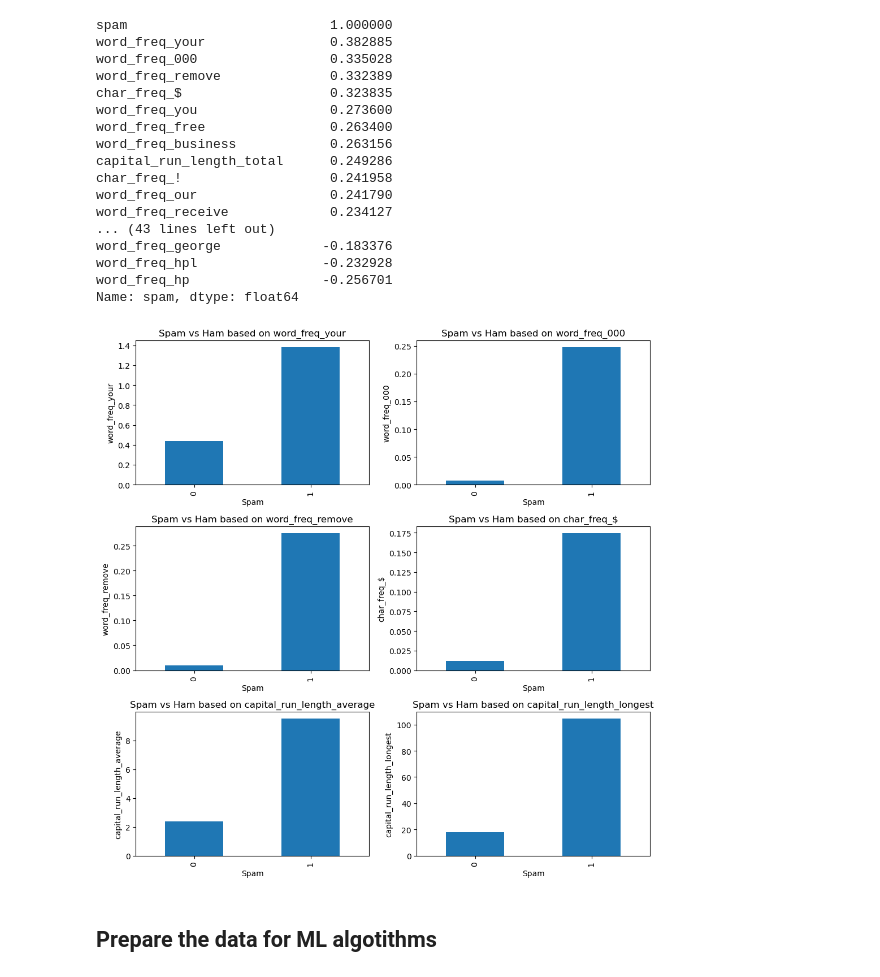
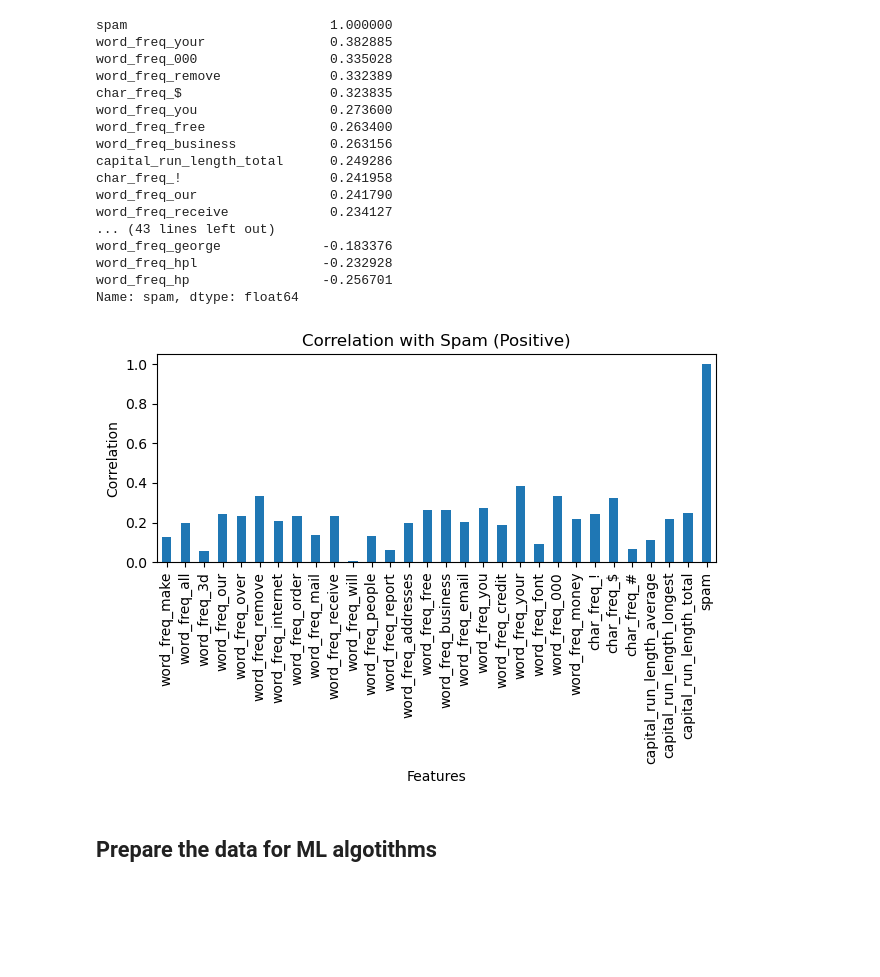
Before and after one commit to seanxuu/Machine-Learning-7126, a Jupyter notebook: assignment4.ipynb, the cells around one changed output. Cells and saved outputs as stored; diff of their text form; code cells hidden in the pictures; blank space fills up the shorter version.

```diff
--- a/assignment4.ipynb
+++ b/assignment4.ipynb
@@ -126,9 +126,10 @@ train_set.shape, test_set.shape
 # %% [markdown]
 ## Discover and Visualize the Data
 # %%
-# correlation matrix without numbers in the middle
-dfcopy=df.copy()
-corr_matrix = dfcopy.corr()
+# correlation matrix with spam as the target
+dfcopy = df.copy()
+corr_matrix = df.corr()
+# plot the correlation matrix
 plt.figure(figsize=(10,8))
 sns.heatmap(corr_matrix, cmap='coolwarm')
 save_fig('correlation_matrix')
@@ -156,41 +157,19 @@ word_freq_george             -0.183376
 word_freq_hpl                -0.232928
 word_freq_hp                 -0.256701
 Name: spam, dtype: float64
-# %%
-
-fig, axes = plt.subplots(3, 2, figsize=(10, 10))
-dfcopy.groupby('spam')['word_freq_your'].mean().plot(kind='bar', ax=axes[0, 0])
-dfcopy.groupby('spam')['word_freq_000'].mean().plot(kind='bar', ax=axes[0, 1])
-dfcopy.groupby('spam')['word_freq_remove'].mean().plot(kind='bar', ax=axes[1, 0])
-dfcopy.groupby('spam')['char_freq_$'].mean().plot(kind='bar', ax=axes[1, 1])
-dfcopy.groupby('spam')['capital_run_length_average'].mean().plot(kind='bar', ax=axes[2, 0])
-dfcopy.groupby('spam')['capital_run_length_longest'].mean().plot(kind='bar', ax=axes[2, 1])
-#title
-axes[0, 0].set_title('Spam vs Ham based on word_freq_your')
-axes[0, 1].set_title('Spam vs Ham based on word_freq_000')
-axes[1, 0].set_title('Spam vs Ham based on word_freq_remove')
-axes[1, 1].set_title('Spam vs Ham based on char_freq_$')
-axes[2, 0].set_title('Spam vs Ham based on capital_run_length_average')
-axes[2, 1].set_title('Spam vs Ham based on capital_run_length_longest')
-#x label
-axes[0, 0].set_xlabel('Spam')
-axes[0, 1].set_xlabel('Spam')
-axes[1, 0].set_xlabel('Spam')
-axes[1, 1].set_xlabel('Spam')
-axes[2, 0].set_xlabel('Spam')
-axes[2, 1].set_xlabel('Spam')
-#y label
-axes[0, 0].set_ylabel('word_freq_your')
-axes[0, 1].set_ylabel('word_freq_000')
-axes[1, 0].set_ylabel('word_freq_remove')
-axes[1, 1].set_ylabel('char_freq_$')
-axes[2, 0].set_ylabel('capital_run_length_average')
-axes[2, 1].set_ylabel('capital_run_length_longest')
-
-save_fig('spam_vs_ham_based_on_features')
-plt.show()
-# %% [output]
-[figure, removed]
+# %%
+# plot all features which correlation is larger than 0
+corr_matrix["spam"][corr_matrix["spam"] > 0].plot(kind='bar')
+# title
+plt.title('Correlation with Spam (Positive)')
+# x label
+plt.xlabel('Features')
+# y label
+plt.ylabel('Correlation')
+save_fig('correlation_matrix_spam_positive')
+plt.show()
+# %% [output]
+[figure, added]
 # %% [markdown]
 ## Prepare the data for ML algotithms
 # %%
```
Also changed, not shown: parts of 8 cells of this notebook, 12 other files.
